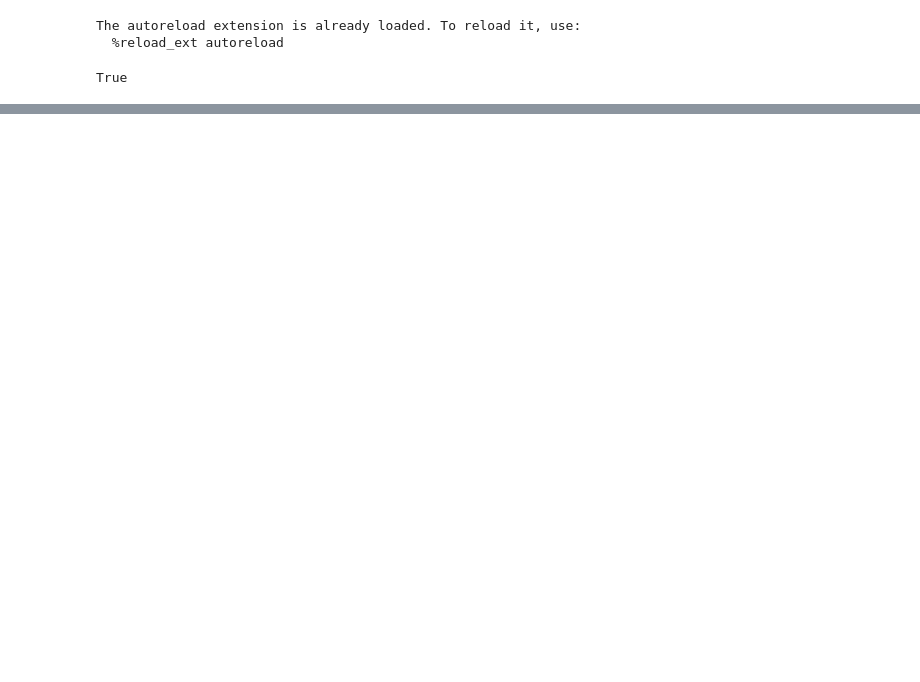
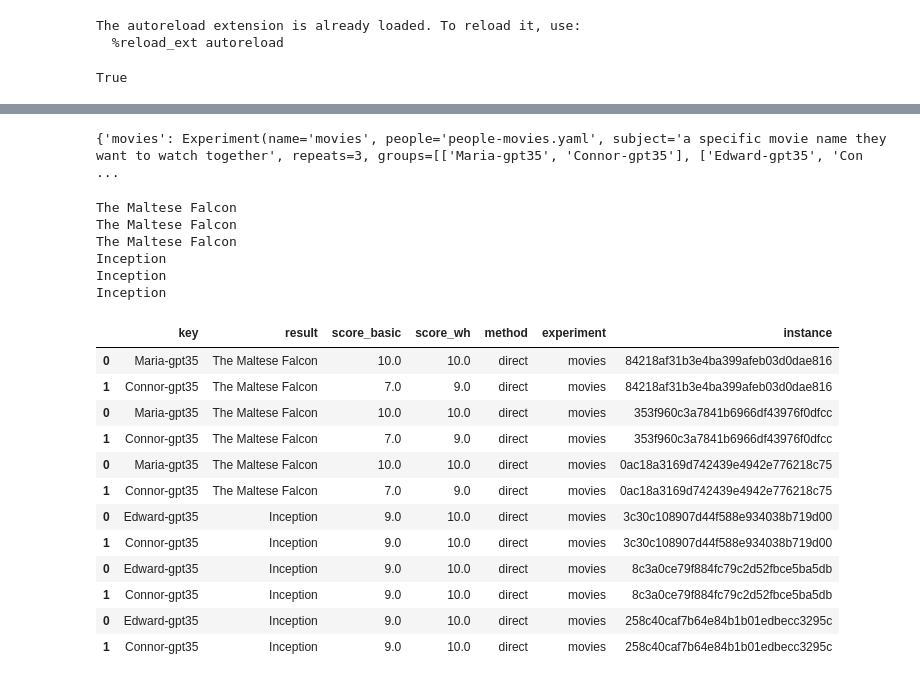
Before and after one commit to acsresearch/interlab, a Jupyter notebook: notebooks/experimental/persona.ipynb, the cells around one changed output, grey strips where cells are left out. Drawn from its saved outputs; the diff is of its cells as text; code cells hidden in the pictures; blank space fills up the shorter version.

```diff
--- a/notebooks/experimental/persona.ipynb
+++ b/notebooks/experimental/persona.ipynb
@@ -26,7 +27,5 @@ True
 from langchain.cache import InMemoryCache
 from langchain.globals import set_llm_cache
 set_llm_cache(InMemoryCache())
-# %%
-factory = Factory.from_yaml("audience.yaml")
 # %%
 
@@ -82,6 +81,7 @@ class Experiment:
     name: str
     people: str
     subject: str
+    repeats: int
     groups: list[list[str]]
 
 def experiments_from_yaml(path):
@@ -92,16 +92,58 @@ def experiments_from_yaml(path):
 
 experiments = experiments_from_yaml("experiments.yaml")
 experiments
+# %% [output]
+{'movies': Experiment(name='movies', people='people-movies.yaml', subject='a specific movie name they want to watch together', repeats=3, groups=[['Maria-gpt35', 'Connor-gpt35'], ['Edward-gpt35', 'Con ...
 # %%
+def resolve_situation(situation, method):
+    with TracingNode("resolving"):
+        method(situation)
+    print(situation.agreement_result)
+    with TracingNode("scoring"):
+        scoring = situation.score_result()
+    df = pd.DataFrame(scoring, columns=["person_key", "result", "score_basic", "score_wh"])
+    return df
+
 def run_experiment(exp):
+    result = []
     with TracingNode(f"Experiment {exp.name}") as root:
         factory = Factory.from_yaml(exp.people)
-        situation = Situation(exp.topic, factory, ["Maria-gpt35", "Connor-gpt35"])
-
-        with TracingNode("resolving"):
-            resolve_direct(resolver, "Edward-gpt35")
-        print(resolver.agreement_result)
-        with TracingNode("scoring"):
-            scoring = resolver.score_result()
-        df = pd.DataFrame(scoring, columns=["key", "result", "score_basic", "score_wh"])
-        print(df)
+        for group in exp.groups:
+            for method_name, method_fn in [("direct", resolve_direct)]:
+                for _ in range(exp.repeats):
+                    uid = uuid.uuid4().hex
+                    with TracingNode(f"experiment instance {uid}", inputs={
+                        "uid": uid,
+                        "method": method_name,
+                        "experiment": exp.name
+                    }):
+                        situation = Situation(exp.subject, factory, group)
+                        df = resolve_situation(situation, method_fn)
+                        df["method"] = method_name
+                        df["experiment"] = exp.name
+                        df["instance"] = uid
+                        result.append(df)
+    return pd.concat(result)
+df = run_experiment(experiments["movies"])
+df.to_csv("out.csv", index=False)
+df
+# %% [output]
+The Maltese Falcon
+The Maltese Falcon
+The Maltese Falcon
+Inception
+Inception
+Inception
+|  | key | result | score_basic | score_wh | method | experiment | instance |
+| 0 | Maria-gpt35 | The Maltese Falcon | 10.0 | 10.0 | direct | movies | 84218af31b3e4ba399afeb03d0dae816 |
+| 1 | Connor-gpt35 | The Maltese Falcon | 7.0 | 9.0 | direct | movies | 84218af31b3e4ba399afeb03d0dae816 |
+| 0 | Maria-gpt35 | The Maltese Falcon | 10.0 | 10.0 | direct | movies | 353f960c3a7841b6966df43976f0dfcc |
+| 1 | Connor-gpt35 | The Maltese Falcon | 7.0 | 9.0 | direct | movies | 353f960c3a7841b6966df43976f0dfcc |
+| 0 | Maria-gpt35 | The Maltese Falcon | 10.0 | 10.0 | direct | movies | 0ac18a3169d742439e4942e776218c75 |
+| 1 | Connor-gpt35 | The Maltese Falcon | 7.0 | 9.0 | direct | movies | 0ac18a3169d742439e4942e776218c75 |
+| 0 | Edward-gpt35 | Inception | 9.0 | 10.0 | direct | movies | 3c30c108907d44f588e934038b719d00 |
+| 1 | Connor-gpt35 | Inception | 9.0 | 10.0 | direct | movies | 3c30c108907d44f588e934038b719d00 |
+| 0 | Edward-gpt35 | Inception | 9.0 | 10.0 | direct | movies | 8c3a0ce79f884fc79c2d52fbce5ba5db |
+| 1 | Connor-gpt35 | Inception | 9.0 | 10.0 | direct | movies | 8c3a0ce79f884fc79c2d52fbce5ba5db |
+| 0 | Edward-gpt35 | Inception | 9.0 | 10.0 | direct | movies | 258c40caf7b64e84b1b01edbecc3295c |
+| 1 | Connor-gpt35 | Inception | 9.0 | 10.0 | direct | movies | 258c40caf7b64e84b1b01edbecc3295c |
```
Also changed, not shown: parts of 2 cells of this notebook, 1 other file.
